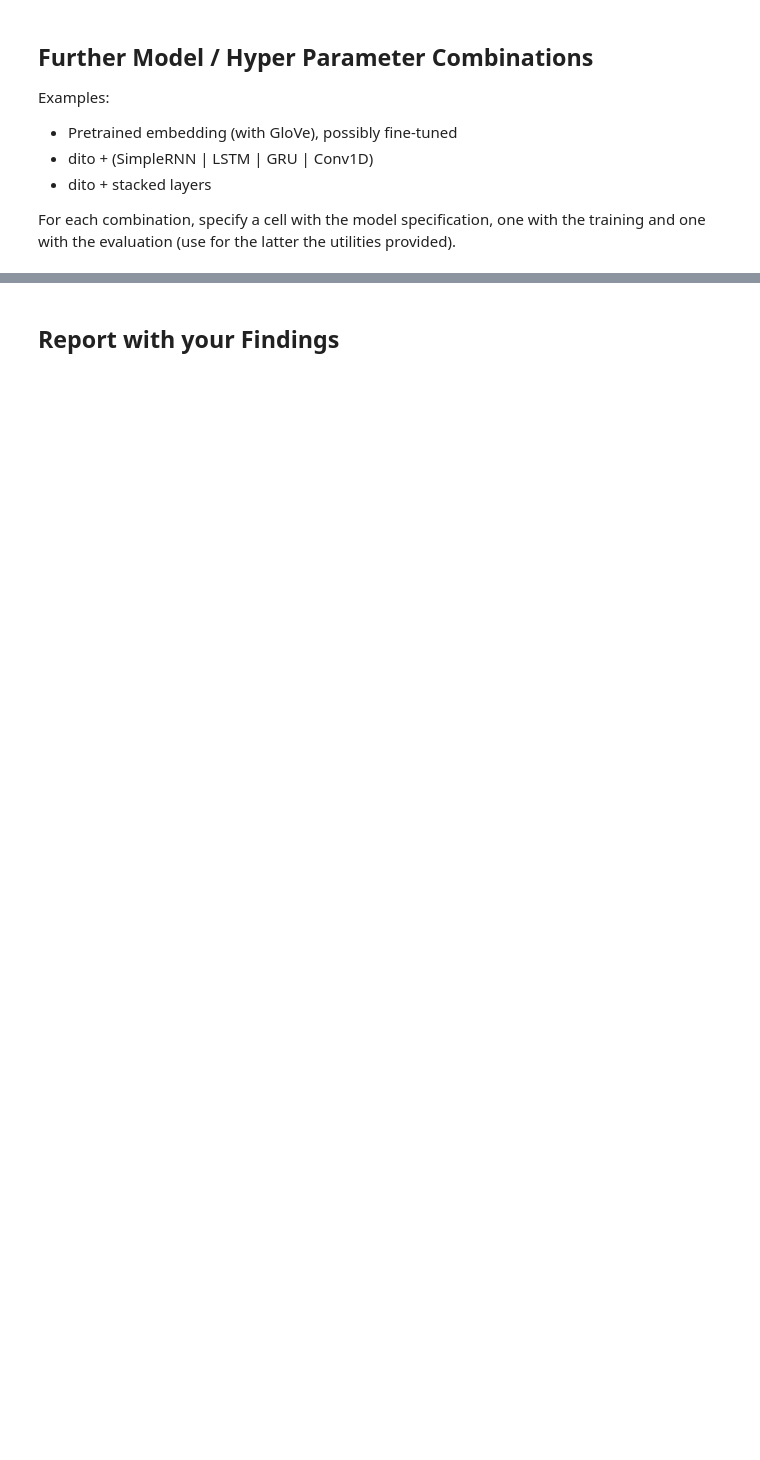
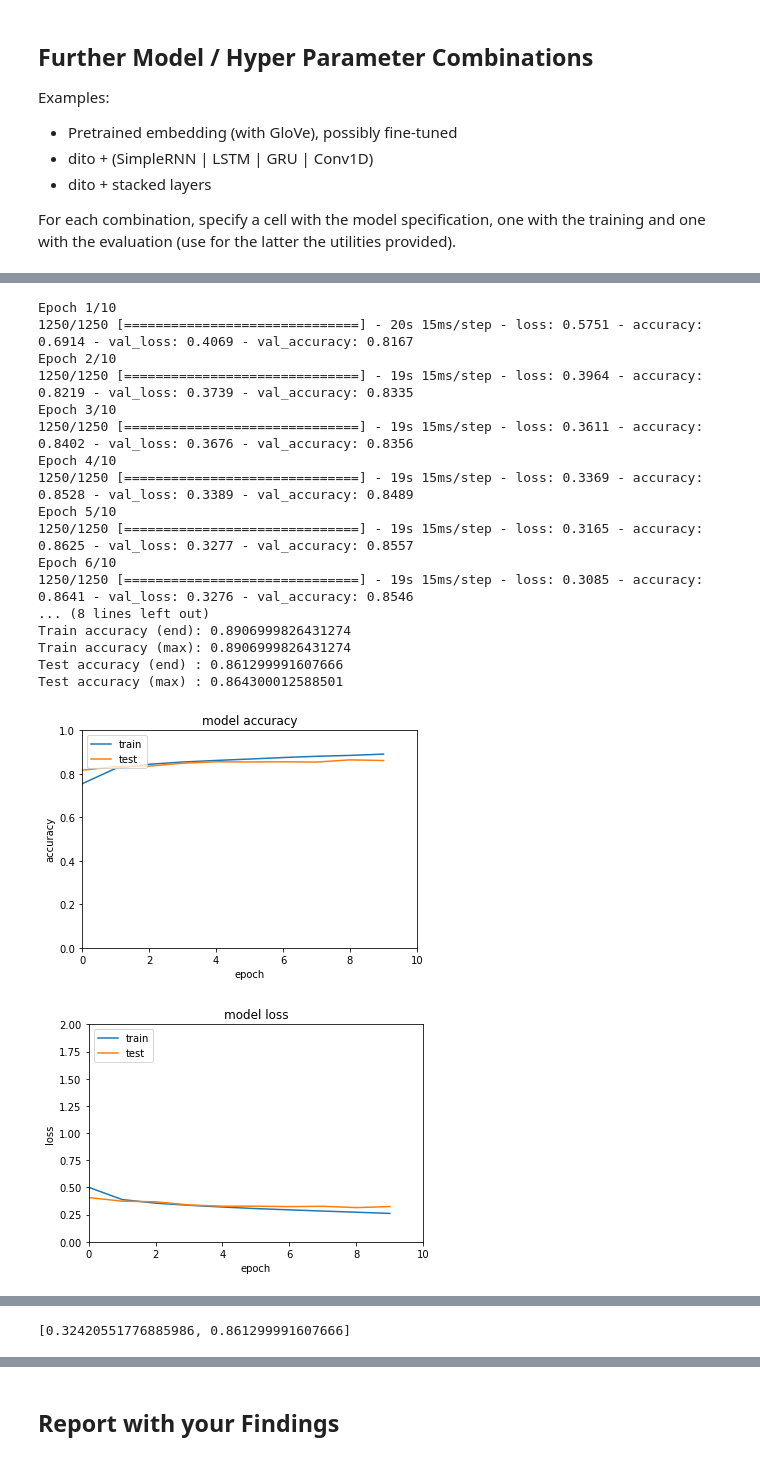
Before and after one commit to PatCH0816/TSM_DeLearn, a Jupyter notebook: exercises/exercise12/gr11_sentiment_imdb_stud.ipynb, the cells around one changed output, grey strips where cells are left out. Cells and saved outputs as stored; diff of their text form; code cells hidden in the pictures; blank space fills up the shorter version.

```diff
--- a/exercises/exercise12/gr11_sentiment_imdb_stud.ipynb
+++ b/exercises/exercise12/gr11_sentiment_imdb_stud.ipynb
@@ -363,0 +514,14 @@ For each combination, specify a cell with the model specification, one with the
+# %%
+model = Sequential()
+model.add(embedding_layer)
+model.add(LSTM(32))
+model.add(Flatten())
+model.add(Dense(1, activation='sigmoid'))
+
+model.compile(loss='binary_crossentropy',
+             optimizer='adam',
+             metrics=['accuracy'])
+
+# START YOUR CODE
+
+print(model.summary())
@@ -363,0 +546,27 @@ For each combination, specify a cell with the model specification, one with the
+# %%
+history = model.fit(X_train, y_train, batch_size=batchsize, epochs=nepochs, verbose=1, validation_data=(X_test, y_test))
+
+performance_plots(model, X_test, y_test, history, nepochs)
+confusion_matrix(model, X_test, y_test)
+
+model.evaluate(X_test, y_test)
+# %% [output]
+Epoch 1/10
+1250/1250 [==============================] - 20s 15ms/step - loss: 0.5751 - accuracy: 0.6914 - val_loss: 0.4069 - val_accuracy: 0.8167
+Epoch 2/10
+1250/1250 [==============================] - 19s 15ms/step - loss: 0.3964 - accuracy: 0.8219 - val_loss: 0.3739 - val_accuracy: 0.8335
+Epoch 3/10
+1250/1250 [==============================] - 19s 15ms/step - loss: 0.3611 - accuracy: 0.8402 - val_loss: 0.3676 - val_accuracy: 0.8356
+Epoch 4/10
+1250/1250 [==============================] - 19s 15ms/step - loss: 0.3369 - accuracy: 0.8528 - val_loss: 0.3389 - val_accuracy: 0.8489
+Epoch 5/10
+1250/1250 [==============================] - 19s 15ms/step - loss: 0.3165 - accuracy: 0.8625 - val_loss: 0.3277 - val_accuracy: 0.8557
+Epoch 6/10
+1250/1250 [==============================] - 19s 15ms/step - loss: 0.3085 - accuracy: 0.8641 - val_loss: 0.3276 - val_accuracy: 0.8546
+... (8 lines left out)
+Train accuracy (end): 0.8906999826431274
+Train accuracy (max): 0.8906999826431274
+Test accuracy (end) : 0.861299991607666
+Test accuracy (max) : 0.864300012588501
+[figure, added]
+[figure, added]
@@ -363,0 +574 @@ For each combination, specify a cell with the model specification, one with the
+[0.32420551776885986, 0.861299991607666]
```
Also changed, not shown: parts of 25 cells of this notebook, 1 other file.
